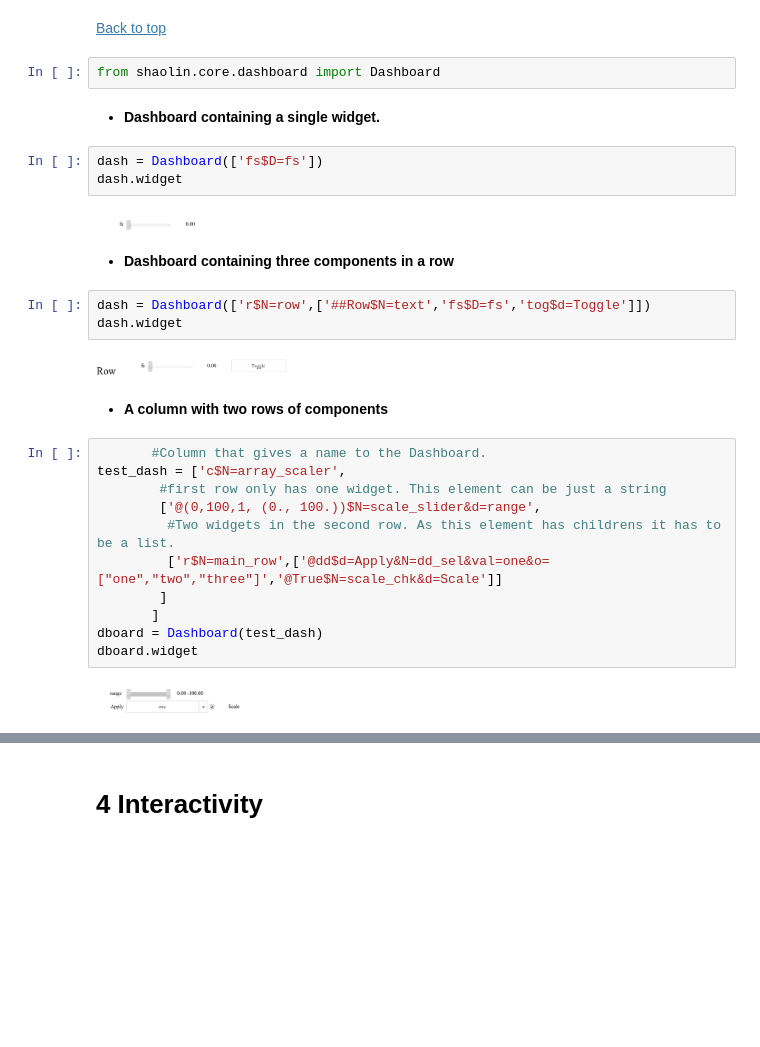
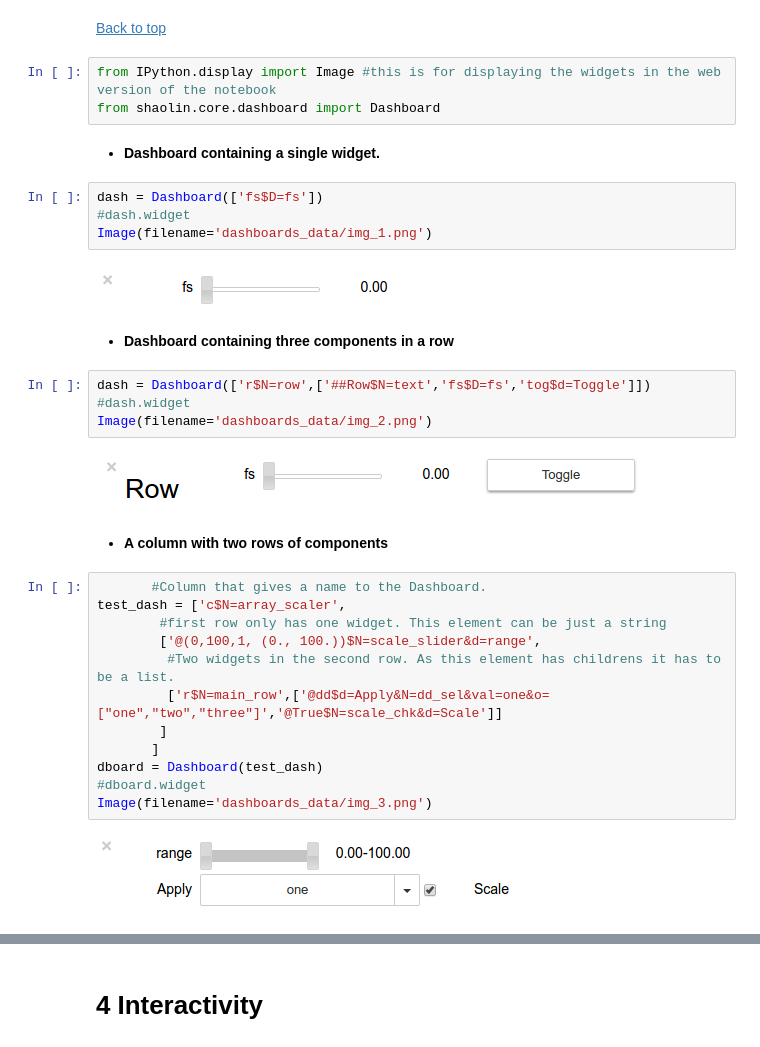
Before and after one commit to HCsoft-RD/shaolin, a Jupyter notebook: examples/Dashboards.ipynb, the cells around one changed output, grey strips where cells are left out. Cells and saved outputs as stored; diff of their text form; blank space fills up the shorter version.

Commit message:
notebook examples with embeded images

```diff
--- a/examples/Dashboards.ipynb
+++ b/examples/Dashboards.ipynb
@@ -113,22 +113,25 @@ This allows for stacking widgets and creating complex boxes more easily than usi
 ## 3.1 Examples
 # %% [markdown]
 [Back to top](#index)
-# %%
-from shaolin.core.dashboard import Dashboard
+# %%
+from IPython.display import Image #this is for displaying the widgets in the web version of the notebook
+from shaolin.core.dashboard import Dashboard
 # %% [markdown]
 - **Dashboard containing a single widget.**
 # %%
 dash = Dashboard(['fs$D=fs'])
-dash.widget
+#dash.widget
+Image(filename='dashboards_data/img_1.png')
 # %% [output]
-[figure, old version]
+[figure, new version]
 # %% [markdown]
 - **Dashboard containing three components in a row**
 # %%
 dash = Dashboard(['r$N=row',['##Row$N=text','fs$D=fs','tog$d=Toggle']])
-dash.widget
+#dash.widget
+Image(filename='dashboards_data/img_2.png')
 # %% [output]
-[figure, old version]
+[figure, new version]
 # %% [markdown]
 - **A column with two rows of components**
 # %%
@@ -141,9 +144,10 @@ test_dash = ['c$N=array_scaler',
         ]
        ]
 dboard = Dashboard(test_dash)
-dboard.widget
+#dboard.widget
+Image(filename='dashboards_data/img_3.png')
 # %% [output]
-[figure, old version]
+[figure, new version]
 # %% [markdown]
 <a id='interactivity'></a>
 # %% [markdown]
```
Also changed, not shown: parts of 3 cells of this notebook, 27 other files.
